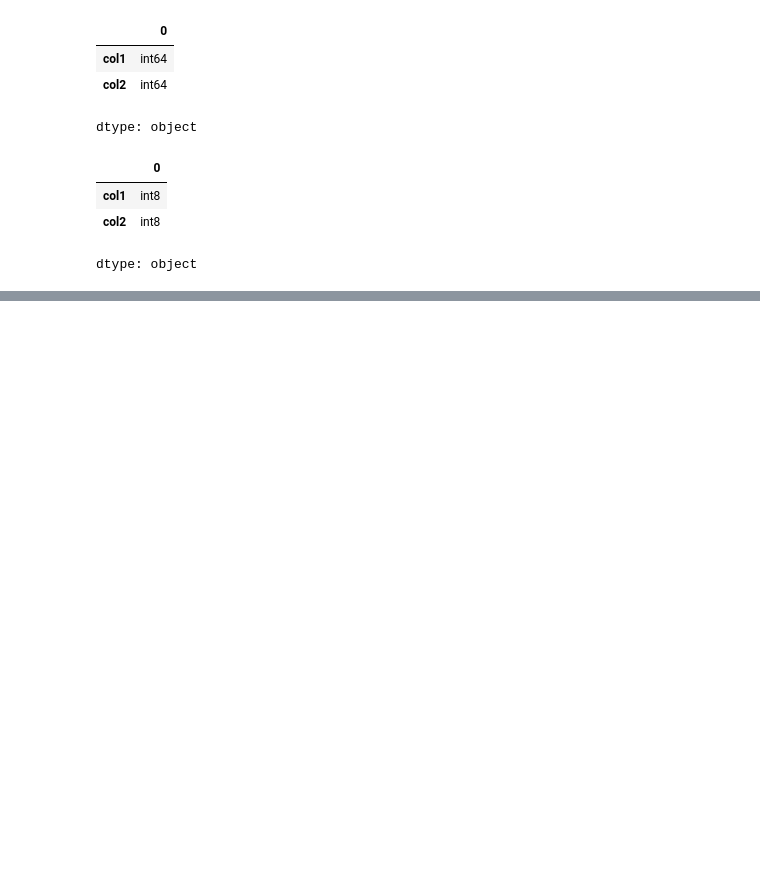
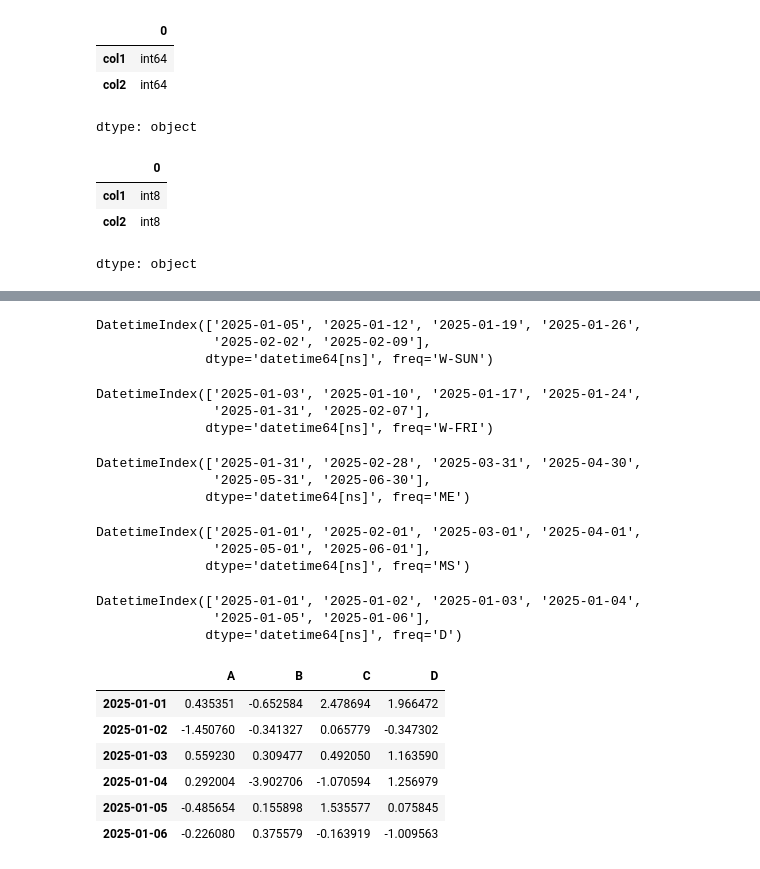
Before and after one commit to JONGBOK1/2025-1-myclass-BDA, a Jupyter notebook: inclass/02w_B_0312_pandas_basic.ipynb, the cells around one changed output, grey strips where cells are left out. Drawn from its saved outputs; the diff is of its cells as text; code cells hidden in the pictures; blank space fills up the shorter version.

```diff
--- a/inclass/02w_B_0312_pandas_basic.ipynb
+++ b/inclass/02w_B_0312_pandas_basic.ipynb
@@ -494,0 +535,46 @@ dtype: object
+# %%
+dates = pd.date_range('20250101',periods=6, freq='W-SUN')
+dates
+# %% [output]
+DatetimeIndex(['2025-01-05', '2025-01-12', '2025-01-19', '2025-01-26',
+               '2025-02-02', '2025-02-09'],
+              dtype='datetime64[ns]', freq='W-SUN')
+# %%
+dates = pd.date_range('20250101',periods=6, freq='W-FRI')
+dates
+# %% [output]
+DatetimeIndex(['2025-01-03', '2025-01-10', '2025-01-17', '2025-01-24',
+               '2025-01-31', '2025-02-07'],
+              dtype='datetime64[ns]', freq='W-FRI')
+# %%
+dates = pd.date_range('20250101',periods=6, freq='ME')
+dates
+# %% [output]
+DatetimeIndex(['2025-01-31', '2025-02-28', '2025-03-31', '2025-04-30',
+               '2025-05-31', '2025-06-30'],
+              dtype='datetime64[ns]', freq='ME')
+# %%
+dates = pd.date_range('20250101',periods=6, freq='MS')
+dates
+# %% [output]
+DatetimeIndex(['2025-01-01', '2025-02-01', '2025-03-01', '2025-04-01',
+               '2025-05-01', '2025-06-01'],
+              dtype='datetime64[ns]', freq='MS')
+# %%
+dates = pd.date_range('20250101',periods=6)
+dates
+# %% [output]
+DatetimeIndex(['2025-01-01', '2025-01-02', '2025-01-03', '2025-01-04',
+               '2025-01-05', '2025-01-06'],
+              dtype='datetime64[ns]', freq='D')
+# %%
+df = pd.DataFrame(np.random.randn(6,4),index=dates,columns=list('ABCD'))
+df
+# %% [output]
+|  | A | B | C | D |
+| 2025-01-01 | 0.435351 | -0.652584 | 2.478694 | 1.966472 |
+| 2025-01-02 | -1.450760 | -0.341327 | 0.065779 | -0.347302 |
+| 2025-01-03 | 0.559230 | 0.309477 | 0.492050 | 1.163590 |
+| 2025-01-04 | 0.292004 | -3.902706 | -1.070594 | 1.256979 |
+| 2025-01-05 | -0.485654 | 0.155898 | 1.535577 | 0.075845 |
+| 2025-01-06 | -0.226080 | 0.375579 | -0.163919 | -1.009563 |
```
Also changed, not shown: parts of 9 cells of this notebook.
